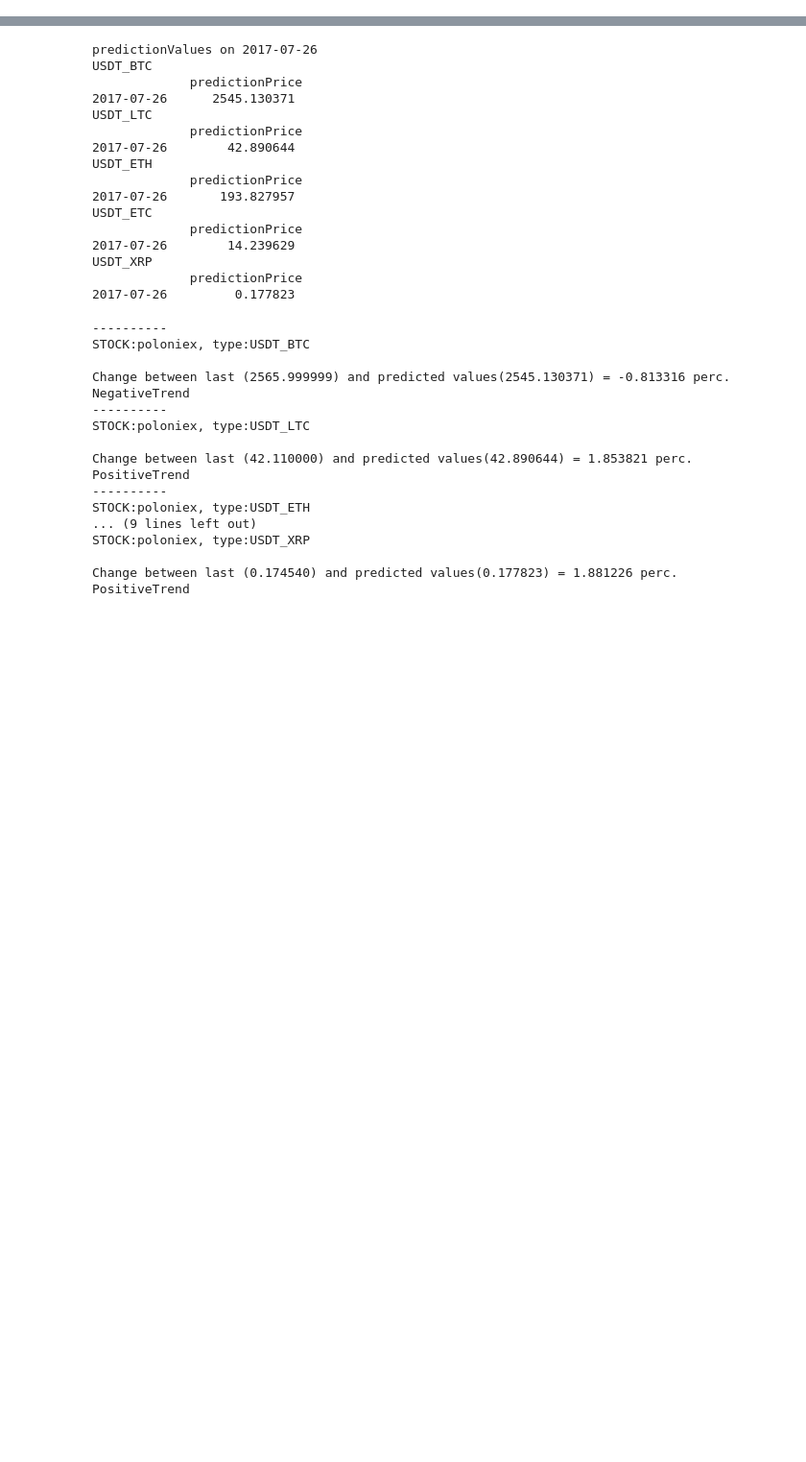
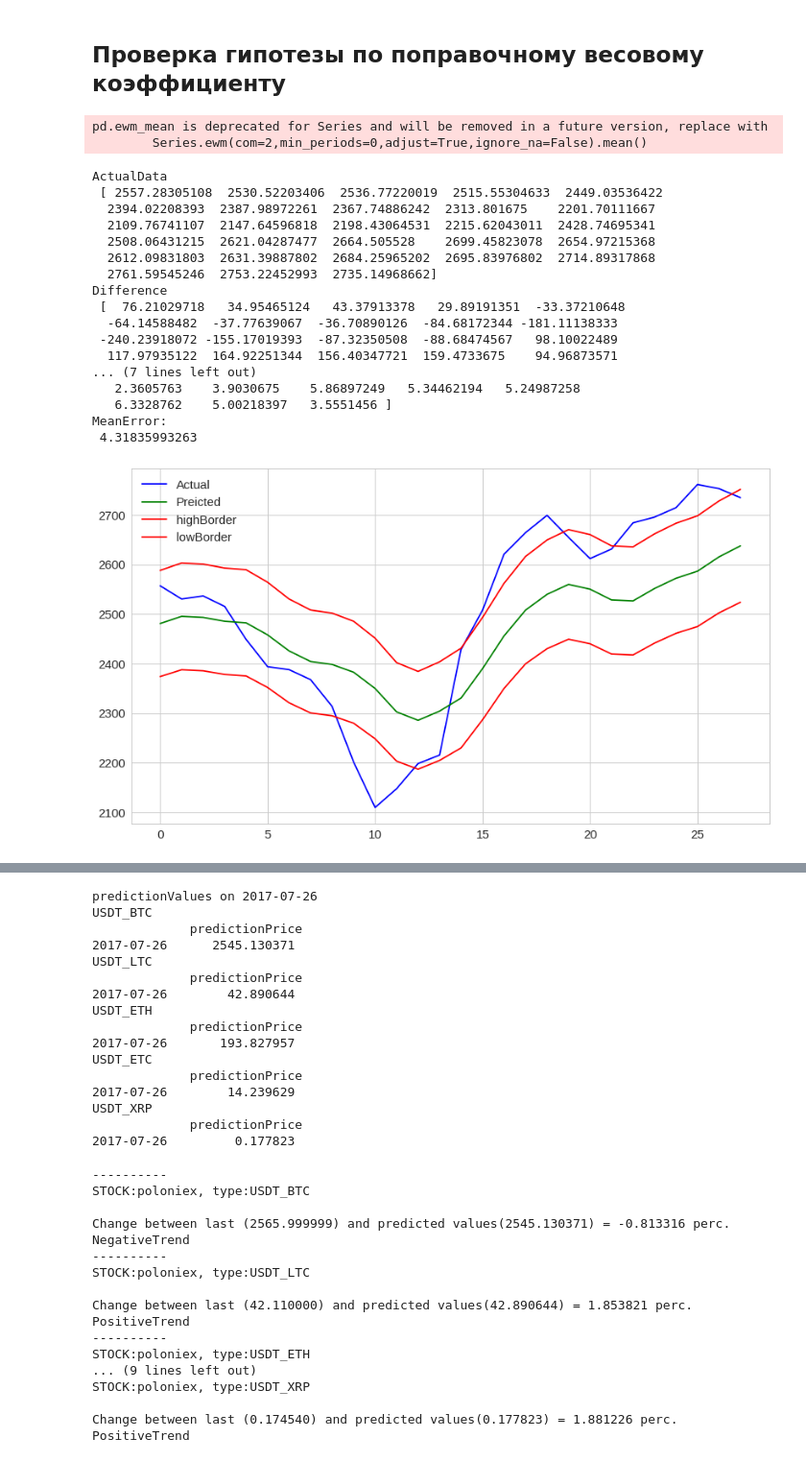
Before and after one commit to Anotherother/pricePrediction, a Jupyter notebook: DevelopingModels/ProductionModels/LSTM_High_low.ipynb, the cells around one changed output, grey strips where cells are left out. Shown at 96% size. Saved outputs shown, nothing was run; the diff lists cells and outputs as text; code cells hidden in the pictures; blank space fills up the shorter version.

```diff
--- a/DevelopingModels/ProductionModels/LSTM_High_low.ipynb
+++ b/DevelopingModels/ProductionModels/LSTM_High_low.ipynb
@@ -207,3 +218,54 @@ Test Score: 149.30 RMSE
+# %%
+Testing = USDT_BTC[1]
+# %% [markdown]
+## Проверка гипотезы по поправочному весовому коэффициенту
+# %%
+ActualData = np.array(pd.ewma(get_data.get_data_frame().close, 2))[-np.array(Testing.dropna()).shape[0]:]
+
+# Проерка гипотезы поправочного весового коэффициента
+TestingGraph = np.array(Testing.dropna())
+
+print ('ActualData\n',ActualData)
+Difference = ActualData - TestingGraph
+
+print ('Difference\n',Difference)
+
+ErrorInPercent = (Difference * 100 / ActualData)
+MeanError = np.mean(np.abs(ErrorInPercent))
+
+print('ErrorInPercent:\n', ErrorInPercent)
+print('MeanError:\n', MeanError)
+
+NewTestingOne = TestingGraph*(100+MeanError)/100
+NewTestingTwo = TestingGraph*(100-MeanError)/100
+
+plt.plot(ActualData, label = 'Actual', color = 'blue')
+plt.plot(TestingGraph, label = 'Preicted', color = 'green')
+plt.plot((NewTestingOne), label = 'highBorder', color = 'red')
+plt.plot((NewTestingTwo), label = 'lowBorder', color = 'red')
+plt.legend()
+plt.show()
+# %% [output]
+pd.ewm_mean is deprecated for Series and will be removed in a future version, replace with
+        Series.ewm(com=2,min_periods=0,adjust=True,ignore_na=False).mean()
+ActualData
+ [ 2557.28305108  2530.52203406  2536.77220019  2515.55304633  2449.03536422
+  2394.02208393  2387.98972261  2367.74886242  2313.801675    2201.70111667
+  2109.76741107  2147.64596818  2198.43064531  2215.62043011  2428.74695341
+  2508.06431215  2621.04287477  2664.505528    2699.45823078  2654.97215368
+  2612.09831803  2631.39887802  2684.25965202  2695.83976802  2714.89317868
+  2761.59545246  2753.22452993  2735.14968662]
+Difference
+ [  76.21029718   34.95465124   43.37913378   29.89191351  -33.37210648
+  -64.14588482  -37.77639067  -36.70890126  -84.68172344 -181.11138333
+ -240.23918072 -155.17019393  -87.32350508  -88.68474567   98.10022489
+  117.97935122  164.92251344  156.40347721  159.4733675    94.96873571
+... (7 lines left out)
+   2.3605763    3.9030675    5.86897249   5.34462194   5.24987258
+   6.3328762    5.00218397   3.5551456 ]
+MeanError:
+ 4.31835993263
+[figure, added]
 # %%
 USDT_LTC = nextDayPrediction('USDT_LTC', 'poloniex')
 # %% [output]
```
Also changed, not shown: parts of 8 cells of this notebook, 24 other files.
